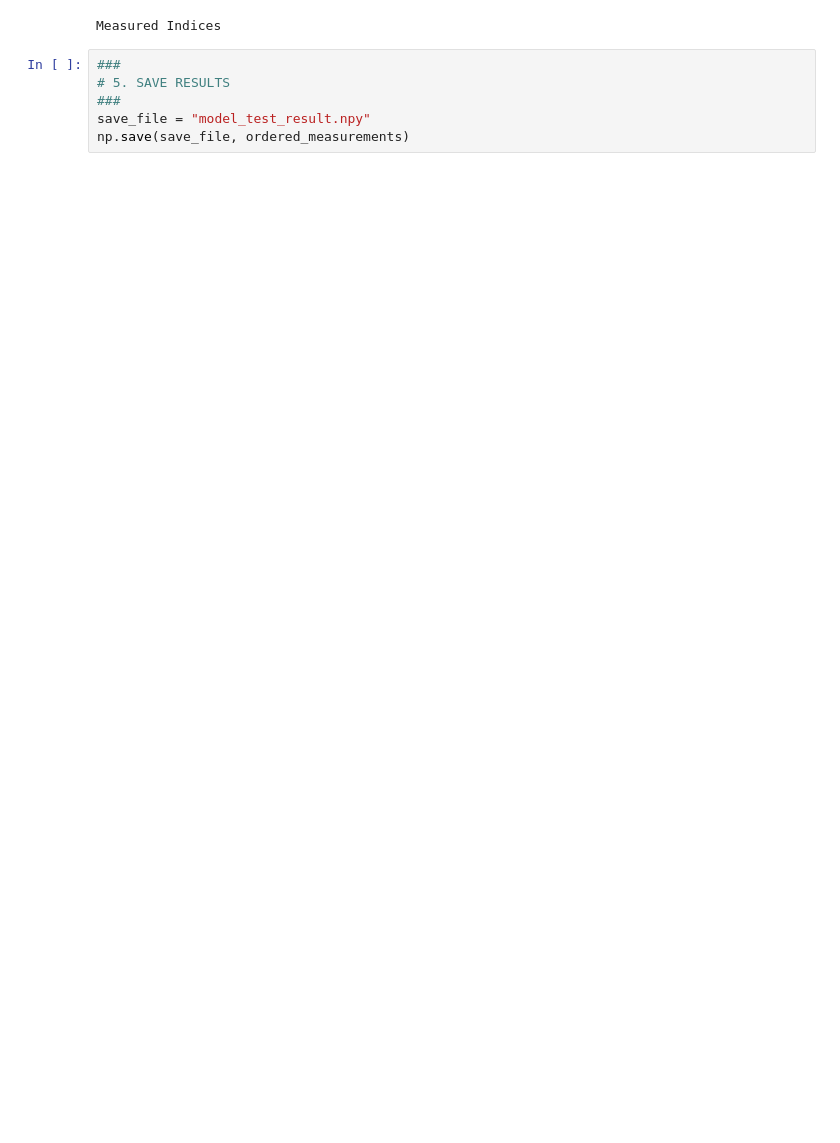
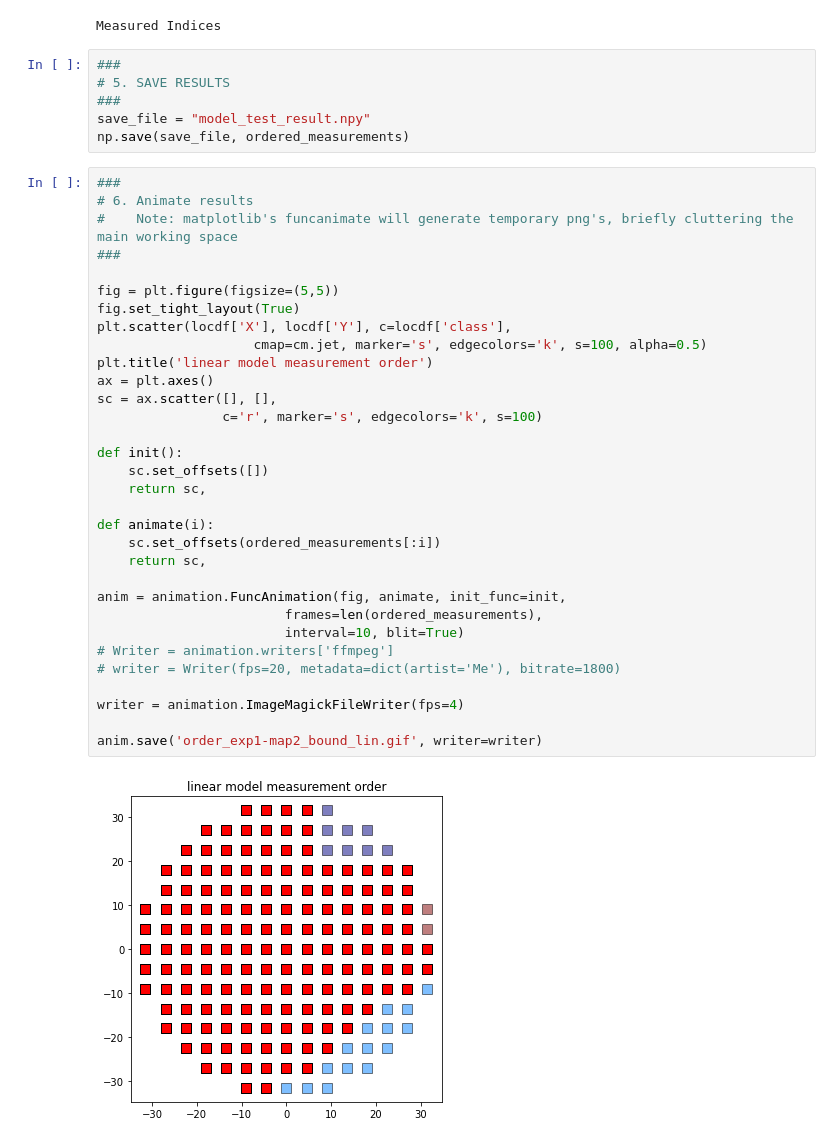
Before and after one commit to tangkong/AdaptiveIllum_RL, a Jupyter notebook: model_test.ipynb, the cells around one changed output. Saved outputs shown, nothing was run; the diff lists cells and outputs as text; blank space fills up the shorter version.

```diff
--- a/model_test.ipynb
+++ b/model_test.ipynb
@@ -56,3 +70,37 @@ Measured Indices
 ###
 save_file = "model_test_result.npy"
 np.save(save_file, ordered_measurements)
+# %%
+###
+# 6. Animate results
+#    Note: matplotlib's funcanimate will generate temporary png's, briefly cluttering the main working space
+###
+
+fig = plt.figure(figsize=(5,5))
+fig.set_tight_layout(True)
+plt.scatter(locdf['X'], locdf['Y'], c=locdf['class'],
+                    cmap=cm.jet, marker='s', edgecolors='k', s=100, alpha=0.5)
+plt.title('linear model measurement order')
+ax = plt.axes()
+sc = ax.scatter([], [],
+                c='r', marker='s', edgecolors='k', s=100)
+
+def init():
+    sc.set_offsets([])
+    return sc,
+
+def animate(i):
+    sc.set_offsets(ordered_measurements[:i])
+    return sc,
+
+anim = animation.FuncAnimation(fig, animate, init_func=init,
+                        frames=len(ordered_measurements),
+                        interval=10, blit=True)
+# Writer = animation.writers['ffmpeg']
+# writer = Writer(fps=20, metadata=dict(artist='Me'), bitrate=1800)
+
+writer = animation.ImageMagickFileWriter(fps=4)
+
+anim.save('order_exp1-map2_bound_lin.gif', writer=writer)
+# %% [output]
+[figure, added]
```
Also changed, not shown: parts of 6 cells of this notebook, 5 other files.
